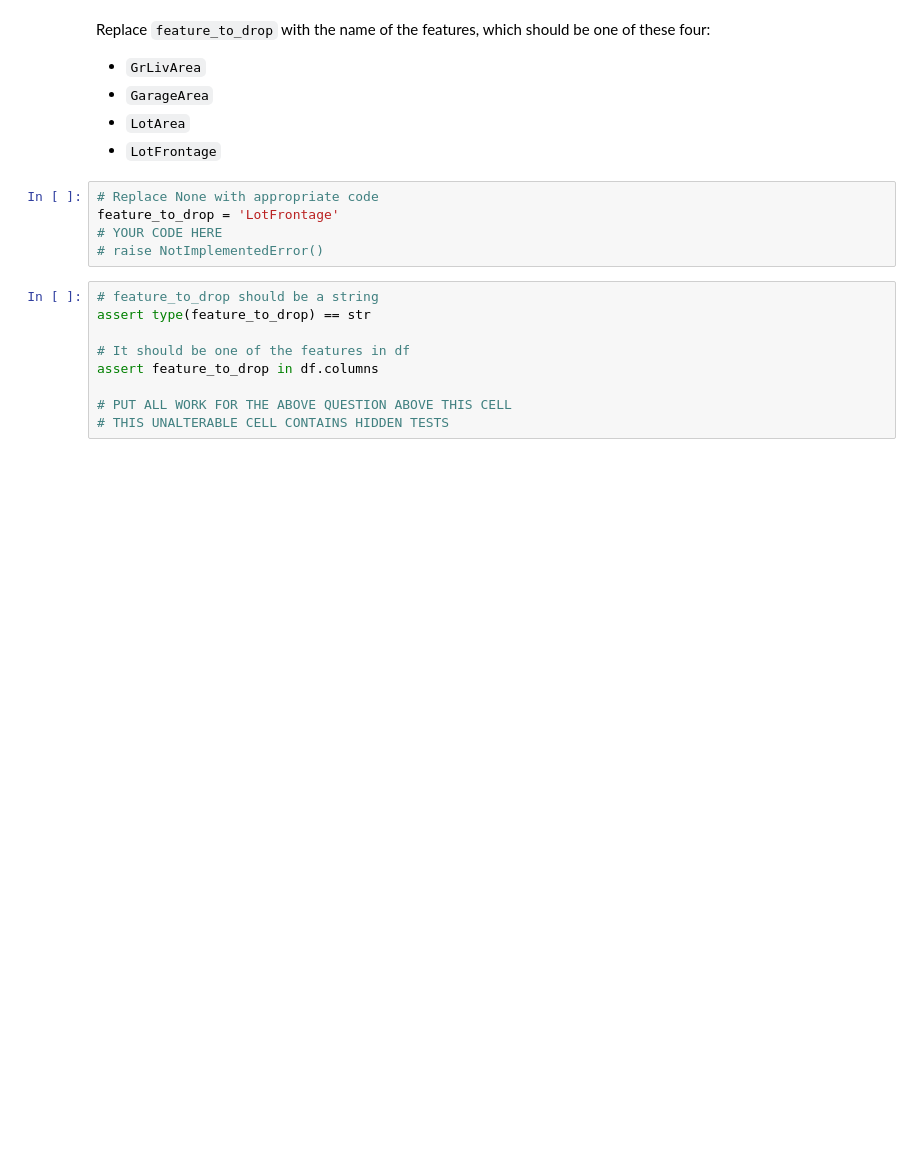
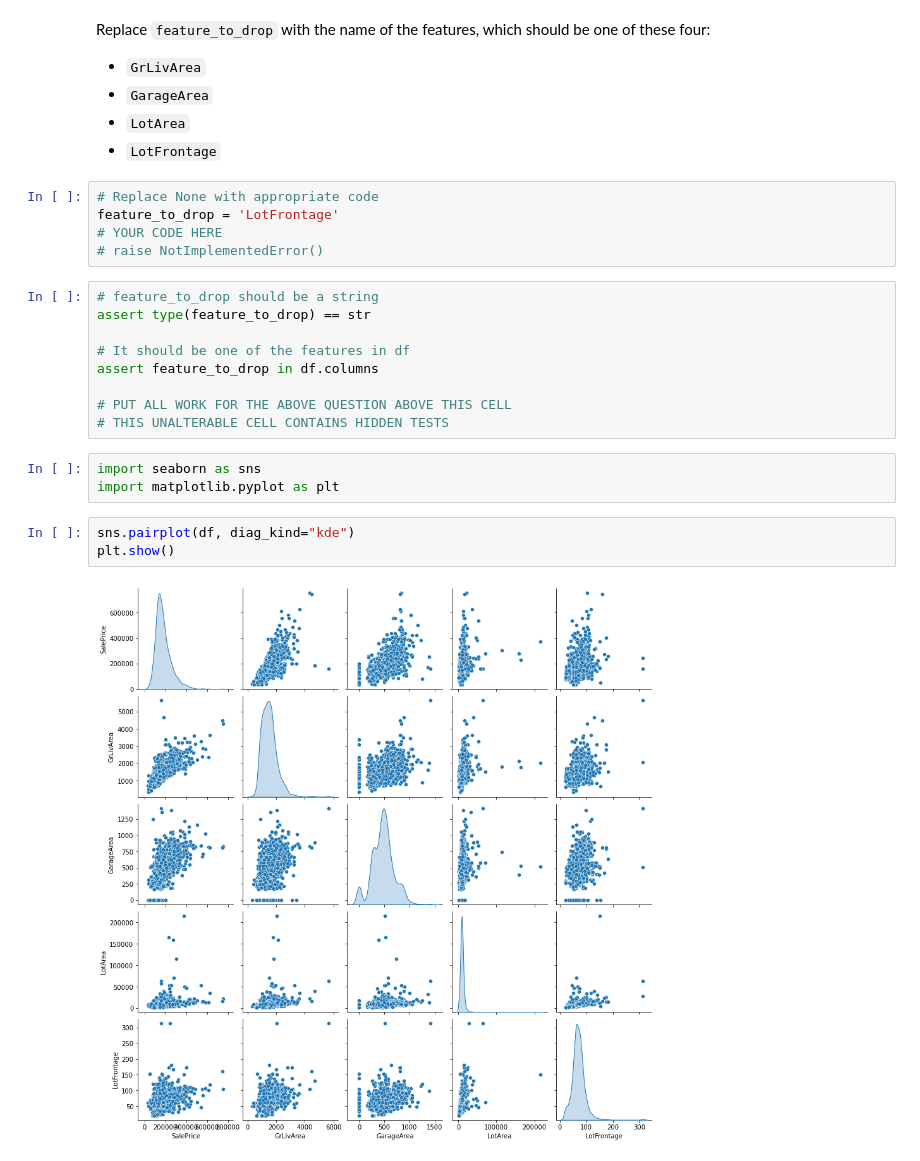
Before and after one commit to Wolfie3D/dsc-linear-regression-checkpoint-master, a Jupyter notebook: index.ipynb, the cells around one changed output. Drawn from its saved outputs; the diff is of its cells as text; blank space fills up the shorter version.

```diff
--- a/index.ipynb
+++ b/index.ipynb
@@ -313,3 +313,11 @@ assert feature_to_drop in df.columns
 
 # PUT ALL WORK FOR THE ABOVE QUESTION ABOVE THIS CELL
 # THIS UNALTERABLE CELL CONTAINS HIDDEN TESTS
+# %%
+import seaborn as sns
+import matplotlib.pyplot as plt
+# %%
+sns.pairplot(df, diag_kind="kde")
+plt.show()
+# %% [output]
+[figure, added]
```
Also changed, not shown: parts of 1 cell of this notebook.
